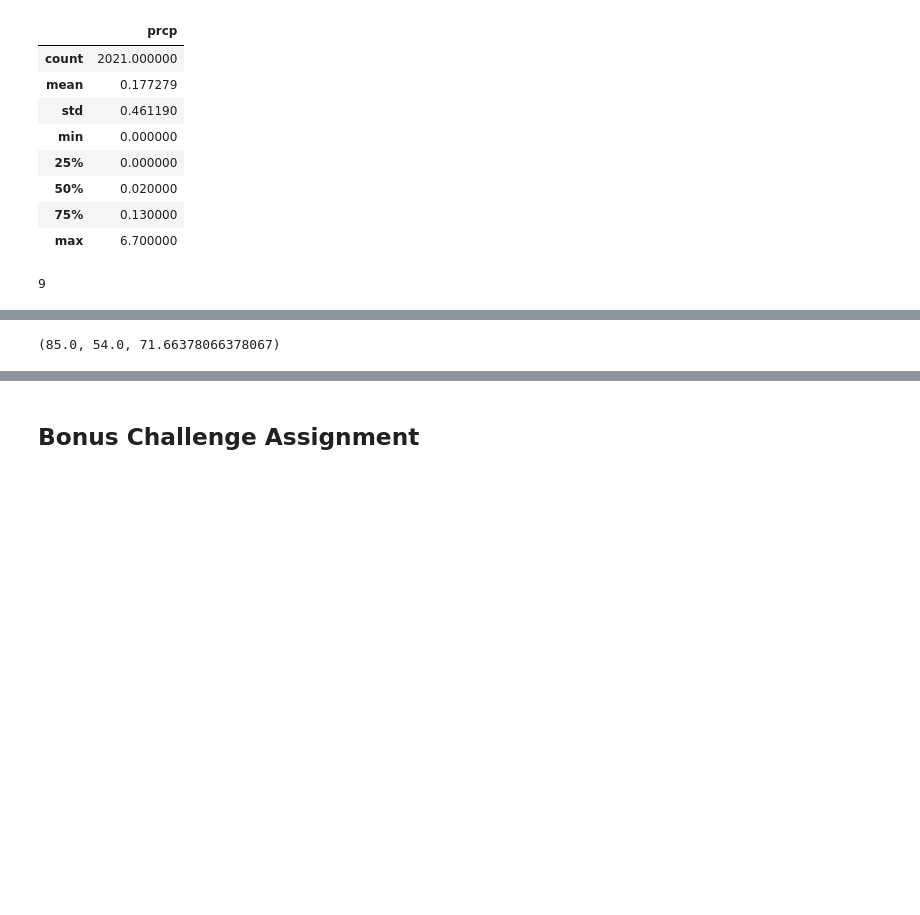
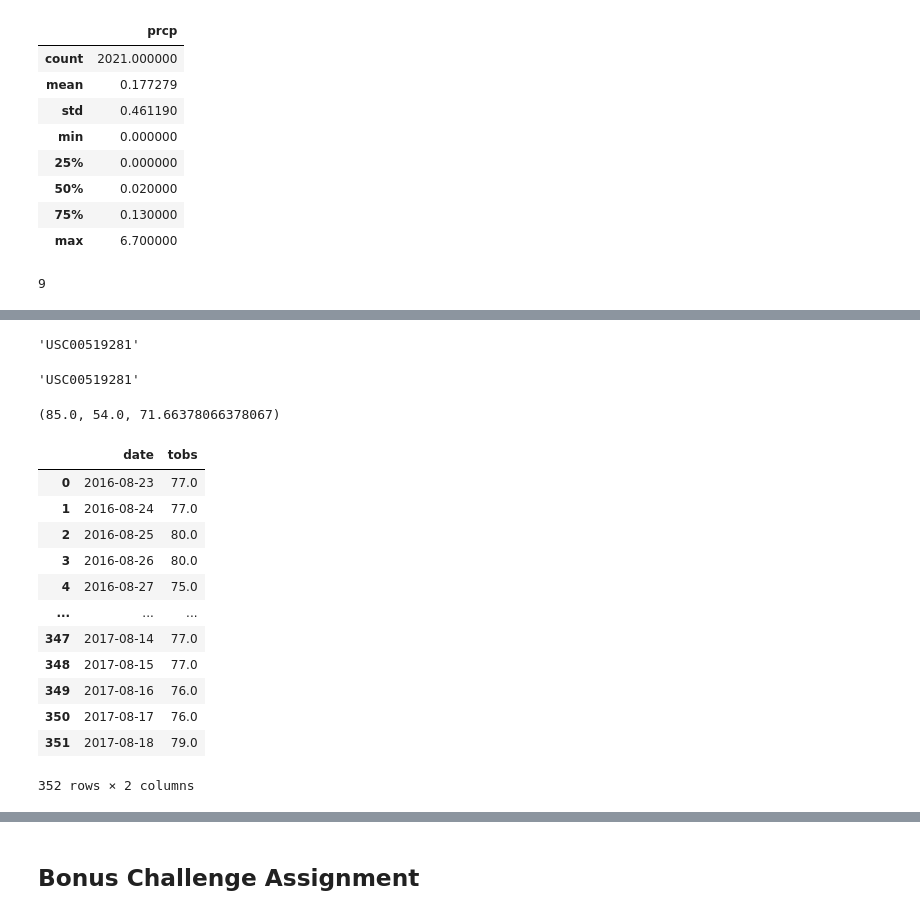
Before and after one commit to FernB/sqlalchemy-challenge, a Jupyter notebook: climate_starter.ipynb, the cells around one changed output, grey strips where cells are left out. Saved outputs shown, nothing was run; the diff lists cells and outputs as text; code cells hidden in the pictures; blank space fills up the shorter version.

```diff
--- a/climate_starter.ipynb
+++ b/climate_starter.ipynb
@@ -134,8 +146,27 @@ allsations = station_counts.all()
 # %%
-activestation = session.query(substations.c.station,func.max(substations.c.count))
+maxstation = session.query(func.max(substations.c.count)).scalar()
+maxstation
+activestation = session.query(substations.c.station, substations.c.count).filter(substations.c.count == maxstation).all()
 
 (i, j) = activestation[0]
 astation = i
+
+astation
+# %% [output]
+'USC00519281'
+# %%
+tobs_counts = session.query(Measurement.station.label('station'), func.count(Measurement.tobs).label('count')).group_by(Measurement.station).order_by(desc('count')).subquery()
+
+maxtobs = session.query(func.max(tobs_counts.c.count)).scalar()
+
+maxtobstation = session.query(tobs_counts.c.station, tobs_counts.c.count).filter(tobs_counts.c.count == maxtobs).all()
+
+(a, b) = maxtobstation[0]
+mstation = a
+
+mstation
+# %% [output]
+'USC00519281'
 # %%
 # Using the station id from the previous query, calculate the lowest temperature recorded,
 # highest temperature recorded, and average temperature of the most active station?
@@ -149,0 +187,16 @@ for i in station_stats:
+# %%
+df2
+# %% [output]
+|  | date | tobs |
+| 0 | 2016-08-23 | 77.0 |
+| 1 | 2016-08-24 | 77.0 |
+| 2 | 2016-08-25 | 80.0 |
+| 3 | 2016-08-26 | 80.0 |
+| 4 | 2016-08-27 | 75.0 |
+| ... | ... | ... |
+| 347 | 2017-08-14 | 77.0 |
+| 348 | 2017-08-15 | 77.0 |
+| 349 | 2017-08-16 | 76.0 |
+| 350 | 2017-08-17 | 76.0 |
+| 351 | 2017-08-18 | 79.0 |
+352 rows × 2 columns
```
Also changed, not shown: parts of 4 cells of this notebook.
